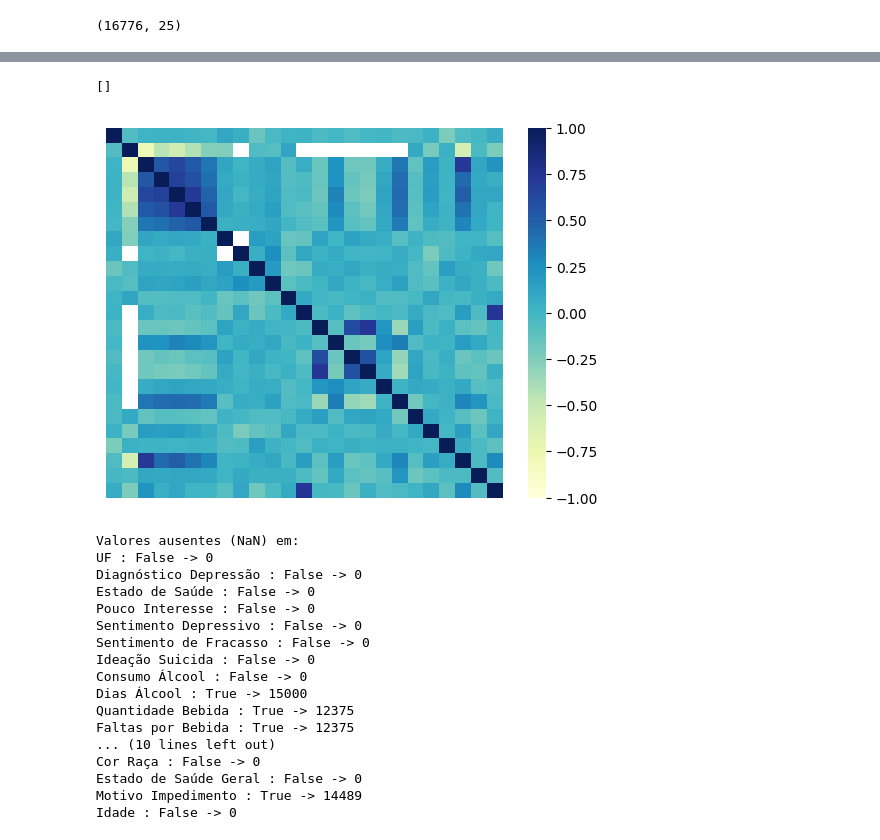
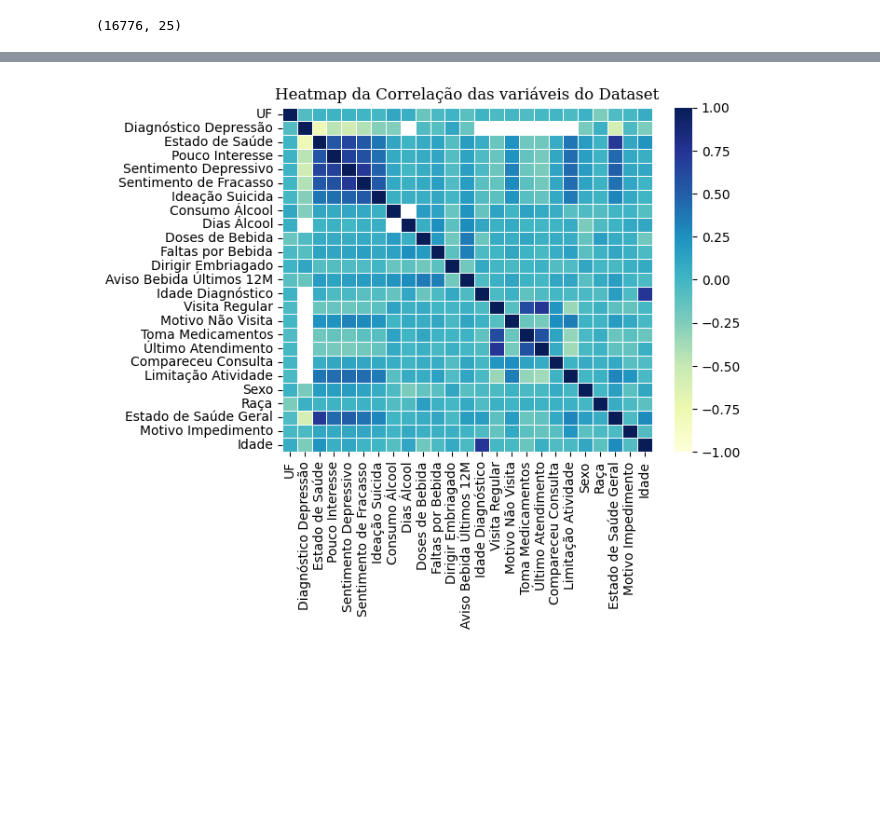
Before and after one commit to Pabloprado-png/TCC-Depressao, a Jupyter notebook: Analise Exploratoria.ipynb, the cells around one changed output, grey strips where cells are left out. Cells and saved outputs as stored; diff of their text form; code cells hidden in the pictures; blank space fills up the shorter version.

```diff
--- a/Analise Exploratoria.ipynb
+++ b/Analise Exploratoria.ipynb
@@ -72,33 +29,27 @@ df.corr()
 # %%
 # Verificando como é a correlação das colunas do dataframe através de um heatmap
-fig, ax = plt.subplots()
-sns.heatmap(df.corr(), vmin=-1, vmax=+1, annot=False, cmap='YlGnBu', linewidths=0, ax=ax)
-ax.set_xticks([])
-ax.set_yticks([])
+def Heatmap(df):
+
+   fig, ax = plt.subplots()
+
+   grafico = sns.heatmap(
+      df.corr(),
+      vmin=-1,
+      vmax=+1,
+      annot=False,
+      cmap='YlGnBu',
+      linewidths=0,
+      ax=ax,
+      linewidth=.5
+   )
+
+   grafico.set_title(
+      "Heatmap da Correlação das variáveis do Dataset",
+      fontsize = 12,
+      fontname = "serif",
+      horizontalalignment = 'center'
+   )
+
+Heatmap(df)
 # %% [output]
-[]
-[figure, old version]
+[figure, new version]
-# %%
-# Verificando valores ausentes (NaN) nas variáveis, com exceção dos atributos: 'PassengerId' e 'Name'
-
-print('Valores ausentes (NaN) em:')
-for col in [df.columns[i] for i in range(0, len(df.columns))]:
-    print(col,':', any(df[col].isna()), "->", df[col].isnull().sum())
-# %% [output]
-Valores ausentes (NaN) em:
-UF : False -> 0
-Diagnóstico Depressão : False -> 0
-Estado de Saúde : False -> 0
-Pouco Interesse : False -> 0
-Sentimento Depressivo : False -> 0
-Sentimento de Fracasso : False -> 0
-Ideação Suicida : False -> 0
-Consumo Álcool : False -> 0
-Dias Álcool : True -> 15000
-Quantidade Bebida : True -> 12375
-Faltas por Bebida : True -> 12375
-... (10 lines left out)
-Cor Raça : False -> 0
-Estado de Saúde Geral : False -> 0
-Motivo Impedimento : True -> 14489
-Idade : False -> 0
```
Also changed, not shown: parts of 12 cells of this notebook, 2 other files.
